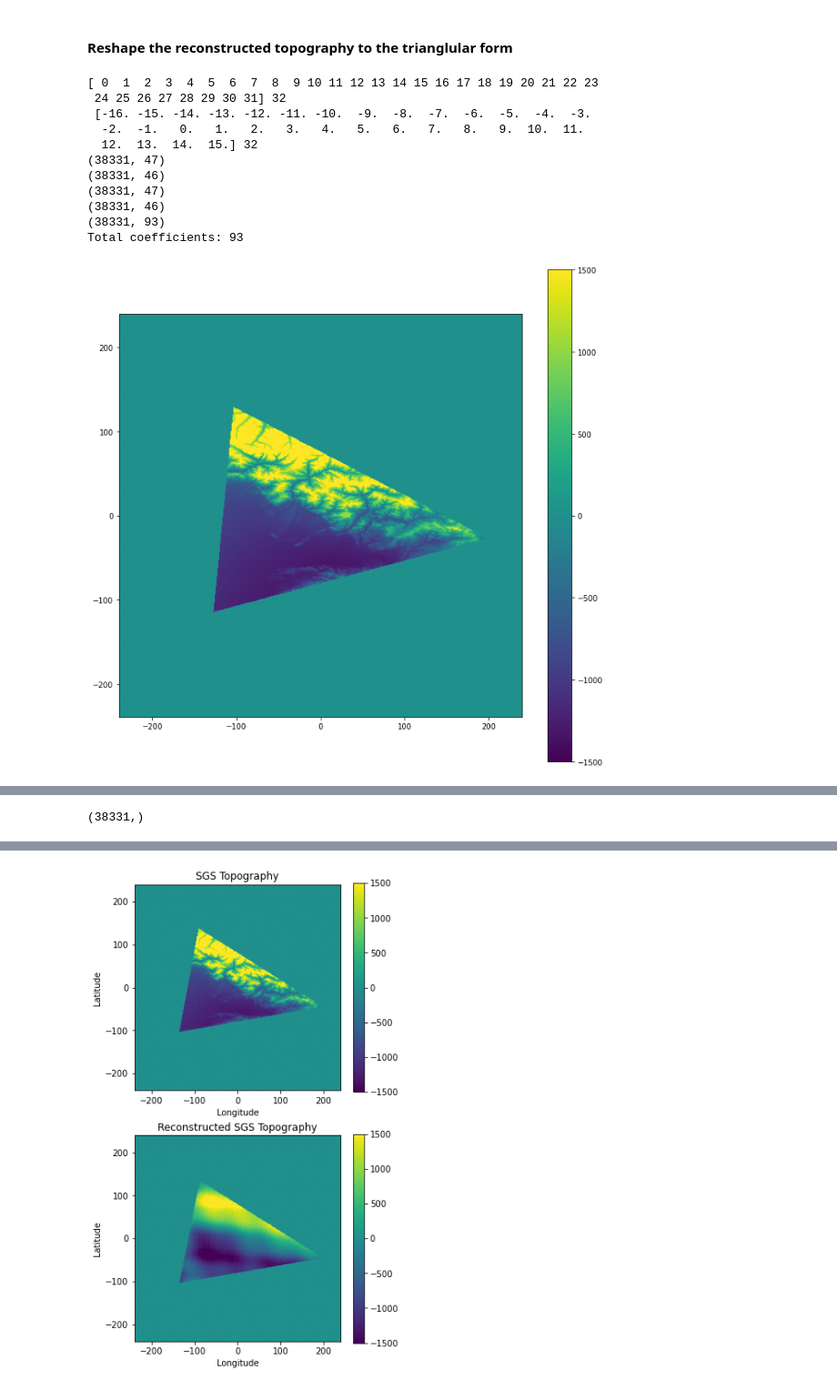
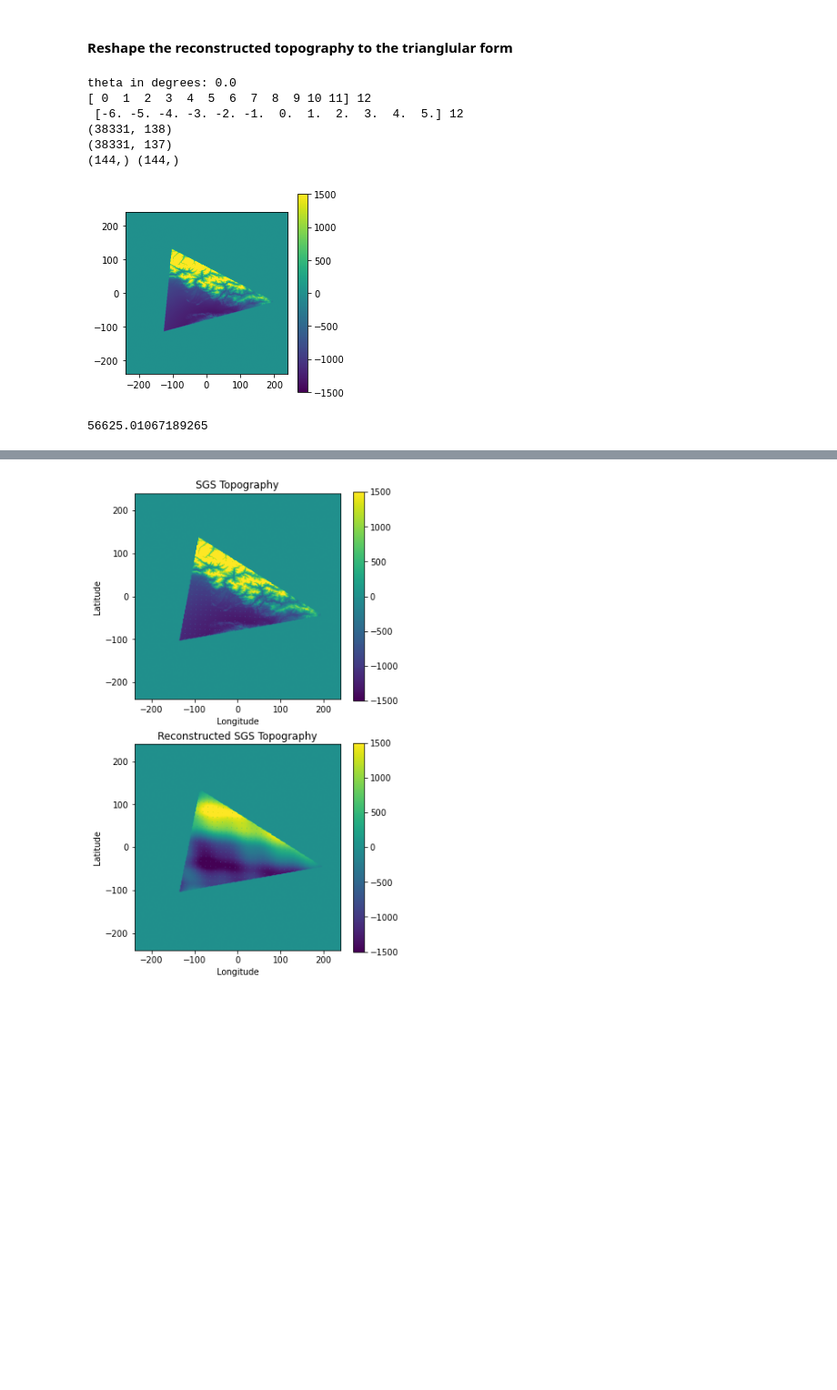
Before and after one commit to ray-chew/CSAM-Fortran, a Jupyter notebook: notebooks/spectrumSGS_ICONgrid_test.ipynb, the cells around one changed output, grey strips where cells are left out. Shown at 91% size. Drawn from its saved outputs; the diff is of its cells as text; code cells hidden in the pictures; blank space fills up the shorter version.

```diff
--- a/notebooks/spectrumSGS_ICONgrid_test.ipynb
+++ b/notebooks/spectrumSGS_ICONgrid_test.ipynb
@@ -230,8 +230,9 @@ def get_pca(z_masked, plot_diag = False):
 
     supp_img = np.copy(img)
     supp_img[np.where(img < 0.0)] = 0.0
+    supp_img[np.where(img > 0.0)] = 1.0
     # supp_img[np.where(img > 0.0)] = img[inout][np.where(img[inout] > 0.0)].mean()
-#     supp_img -= supp_img.min()
+    # supp_img -= supp_img.min()
     cov = moments_cov(supp_img)
     evals, evecs = np.linalg.eig(cov)
 
@@ -640,16 +725,20 @@ plot_diag = False
 x_v1, x_v2, y_v1, y_v2 = get_pca(z_masked, plot_diag = plot_diag)
 
 theta = (90-24.488095787517768) / 180.0 * np.pi
-theta = 0.0 / 180.0 * np.pi
-# theta = None
-z_transformed, inout_rot, lat_rot, lon_rot = rotate_topo(x_v1, x_v2, y_v1, y_v2, z_masked, theta=theta, plot_diag = plot_diag, verbose = True)
+theta = 21.0 / 180.0 * np.pi
+theta = None
+z_transformed, inout_rot, lat_rot, lon_rot = rotate_topo(x_v1, x_v2, y_v1, y_v2, z_masked, theta=0.0, plot_diag = plot_diag, verbose = True)
 
 Ncells_in_triangle = np.sum(inout_rot)
-I, J, lat_cell, lon_cell, z_cell = get_IJ(lat_rot, lon_rot, z_transformed)
-Ncos, Nsin = axial_f_coeffs(lat_cell, lon_cell, I, J)
-# Ncos, Nsin = full_f_coeffs(lat_cell, lon_cell, I, J)
-recons_z = get_recon(Ncos, Nsin, z_cell)
-recons_z_2D = recon_2D(recons_z, z_transformed, inout_rot)
+I, J, lat_cell, lon_cell, z_cell = get_IJ(lat_rot, lon_rot, z_masked)
+
+Ncos, Nsin = full_f_coeffs(lat_cell, lon_cell, I, J)
+recons_z, fourier_coeffs = get_recon(Ncos, Nsin, z_cell)
+
+# Ncos, Nsin = axial_f_coeffs(lat_cell, lon_cell, I, J, alpha=0.0)
+# recons_z, fourier_coeffs = get_recon(Ncos, Nsin, z_cell, typ='axial')
+
+recons_z_2D = recon_2D(recons_z, z_masked, inout_rot)
 # mtheta = None if theta is None else -theta
 # mtheta = 0
 # recons_z_rot, inout_rot, lat_rot, lon_rot = rotate_topo(x_v1, x_v2, y_v1, y_v2, recons_z_2D, mtheta)
@@ -657,16 +746,12 @@ recons_z_2D = recon_2D(recons_z, z_transformed, inout_rot)
 
 # print(np.linalg.norm(recons_z_rot - z_orig))
 
-fs = (12,12)
+lon_mgrid, lat_mgrid = np.meshgrid(lon,lat)
+
 plt.figure(figsize=fs)
 plt.imshow(z_masked, extent=[-z_masked.shape[1]/2., z_masked.shape[1]/2., -z_masked.shape[0]/2., z_masked.shape[0]/2. ], origin='lower', vmax=vmax, vmin=vmin)
 plt.colorbar()
 plt.show()
-
-# plt.figure(figsize=fs)
-# plt.imshow(z_transformed, extent=[-z_masked.shape[1]/2., z_masked.shape[1]/2., -z_masked.shape[0]/2., z_masked.shape[0]/2. ], origin='lower', vmax=vmax, vmin=vmin)
-# plt.colorbar()
-# plt.show()
 
 # plt.figure(figsize=fs)
 # plt.imshow(inout_rot, extent=[-z_masked.shape[1]/2., z_masked.shape[1]/2., -z_masked.shape[0]/2., z_masked.shape[0]/2. ], origin='lower')
@@ -674,50 +759,46 @@ plt.show()
 # plt.show()
 
 # plt.figure(figsize=fs)
 # plt.imshow(lat_rot, extent=[-z_masked.shape[1]/2., z_masked.shape[1]/2., -z_masked.shape[0]/2., z_masked.shape[0]/2. ], origin='lower')
 # plt.colorbar()
 # plt.show()
 
 # plt.figure(figsize=fs)
 # plt.imshow(lon_rot, extent=[-z_masked.shape[1]/2., z_masked.shape[1]/2., -z_masked.shape[0]/2., z_masked.shape[0]/2. ], origin='lower')
 # plt.colorbar()
 # plt.show()
 
-plt.figure(figsize=fs)
-plt.imshow(recons_z_2D, extent=[-z_masked.shape[1]/2., z_masked.shape[1]/2., -z_masked.shape[0]/2., z_masked.shape[0]/2. ], origin='lower', vmax=vmax, vmin=vmin)
-plt.colorbar()
-plt.show()
+# plt.figure(figsize=fs)
+# plt.imshow(recons_z_2D, extent=[-z_masked.shape[1]/2., z_masked.shape[1]/2., -z_masked.shape[0]/2., z_masked.shape[0]/2. ], origin='lower', vmax=vmax, vmin=vmin)
+# plt.colorbar()
+# plt.show()
 
 # plt.figure(figsize=fs)
 # plt.imshow(z_orig, extent=[-z_masked.shape[1]/2., z_masked.shape[1]/2., -z_masked.shape[0]/2., z_masked.shape[0]/2. ], origin='lower', vmax=vmax, vmin=vmin)
 # plt.colorbar()
 # plt.show()
 # plt.figure(figsize=fs)
 # plt.imshow(recons_z_rot, extent=[-z_masked.shape[1]/2., z_masked.shape[1]/2., -z_masked.shape[0]/2., z_masked.shape[0]/2. ], origin='lower', vmax=vmax, vmin=vmin)
 # plt.colorbar()
 # plt.show()
-# plt.figure(figsize=fs)
-# plt.imshow(z_orig - z_masked, extent=[-z_masked.shape[1]/2., z_masked.shape[1]/2., -z_masked.shape[0]/2., z_masked.shape[0]/2. ], origin='lower', vmax=vmax, vmin=vmin)
-# plt.colorbar()
+plt.figure(figsize=fs)
+plt.imshow(recons_z_2D, extent=[-z_masked.shape[1]/2., z_masked.shape[1]/2., -z_masked.shape[0]/2., z_masked.shape[0]/2. ], origin='lower', vmax=vmax, vmin=vmin)
+plt.colorbar()
 
 # scale = 30.0
 # plt.plot([x_v1*-scale*2, x_v1*scale*2],
 #          [y_v1*-scale*2, y_v1*scale*2], color='red')
 # plt.plot([x_v2*-scale, x_v2*scale],
 #          [y_v2*-scale, y_v2*scale], color='blue')
 # plt.show()
 
-# print(np.linalg.norm(recons_z_2D - z_transformed))
+print(np.linalg.norm(recons_z_2D - z_masked))
 # %% [output]
-[ 0  1  2  3  4  5  6  7  8  9 10 11 12 13 14 15 16 17 18 19 20 21 22 23
- 24 25 26 27 28 29 30 31] 32
- [-16. -15. -14. -13. -12. -11. -10.  -9.  -8.  -7.  -6.  -5.  -4.  -3.
-  -2.  -1.   0.   1.   2.   3.   4.   5.   6.   7.   8.   9.  10.  11.
-  12.  13.  14.  15.] 32
-(38331, 47)
-(38331, 46)
-(38331, 47)
-(38331, 46)
-(38331, 93)
-Total coefficients: 93
+theta in degrees: 0.0
+[ 0  1  2  3  4  5  6  7  8  9 10 11] 12
+ [-6. -5. -4. -3. -2. -1.  0.  1.  2.  3.  4.  5.] 12
+(38331, 138)
+(38331, 137)
+(144,) (144,)
-[figure, old version]
+[figure, new version]
+56625.01067189265
@@ -725,4 +805,0 @@ Total coefficients: 93
-# %%
-print(I.shape)
-# %% [output]
-(38331,)
```
Also changed, not shown: parts of 14 cells of this notebook, 1 other file.
